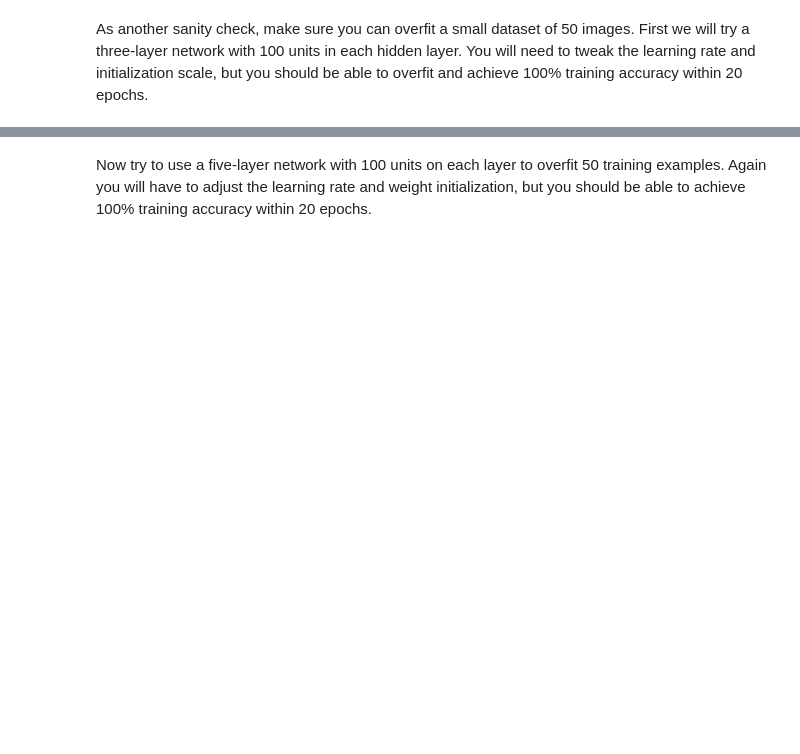
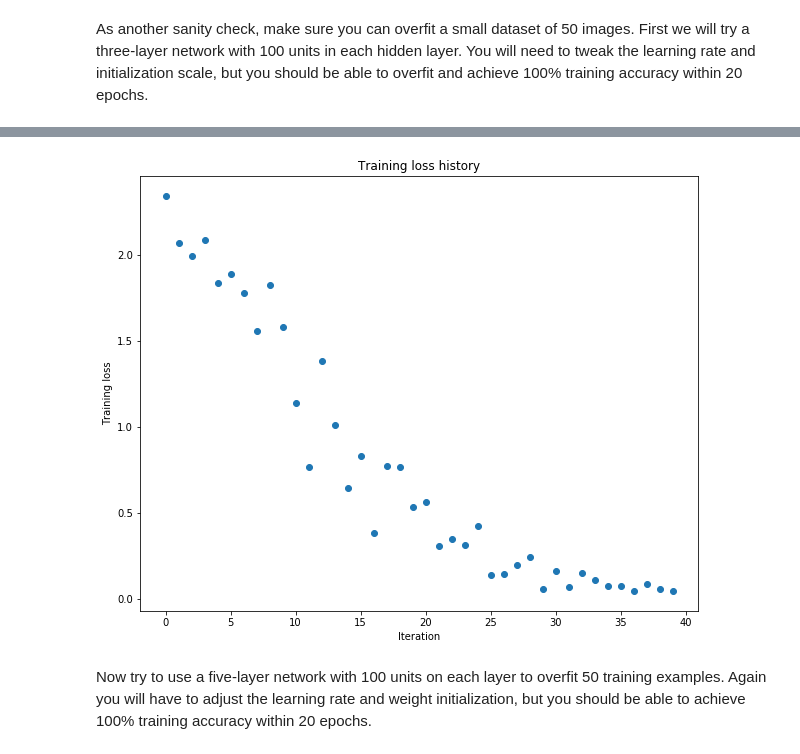
Before and after one commit to elirex/machine-learning, a Jupyter notebook: cs231n/assignment2/FullyConnectedNets.ipynb, the cells around one changed output, grey strips where cells are left out. Saved outputs shown, nothing was run; the diff lists cells and outputs as text; code cells hidden in the pictures; blank space fills up the shorter version.

```diff
--- a/cs231n/assignment2/FullyConnectedNets.ipynb
+++ b/cs231n/assignment2/FullyConnectedNets.ipynb
@@ -279,7 +318,17 @@ solver = None
 # TODO: Use a Solver instance to train a TwoLayerNet that achieves at least  #
 # 50% accuracy on the validation set.                                        #
 ##############################################################################
-pass
+data = {'X_train': data['X_train'],
+        'y_train': data['y_train'],
+        'X_val': data['X_val'],
+        'y_val': data['y_val']
+       }
+
+solver = Solver(model, data, update_rule='sgd', optim_config={'learning_rate': 1e-3},
+                lr_decay=0.95, num_epochs=10, batch_size=100, print_every=100)
+
+solver.train()
+
 ##############################################################################
 #                             END OF YOUR CODE                               #
 ##############################################################################
@@ -344,7 +430,7 @@ small_data = {
 }
 
 weight_scale = 1e-2
-learning_rate = 1e-4
+learning_rate = 1e-2
 model = FullyConnectedNet([100, 100],
               weight_scale=weight_scale, dtype=np.float64)
 solver = Solver(model, small_data,
@@ -361,3 +447,4 @@ plt.title('Training loss history')
 plt.xlabel('Iteration')
 plt.ylabel('Training loss')
 plt.show()
+# %% [output]
@@ -364,3 +468,4 @@ plt.show()
+[figure, added]
 # %% [markdown]
 Now try to use a five-layer network with 100 units on each layer to overfit 50 training examples. Again you will have to adjust the learning rate and weight initialization, but you should be able to achieve 100% training accuracy within 20 epochs.
 # %%
```
Also changed, not shown: parts of 12 cells of this notebook, 1 other file.
